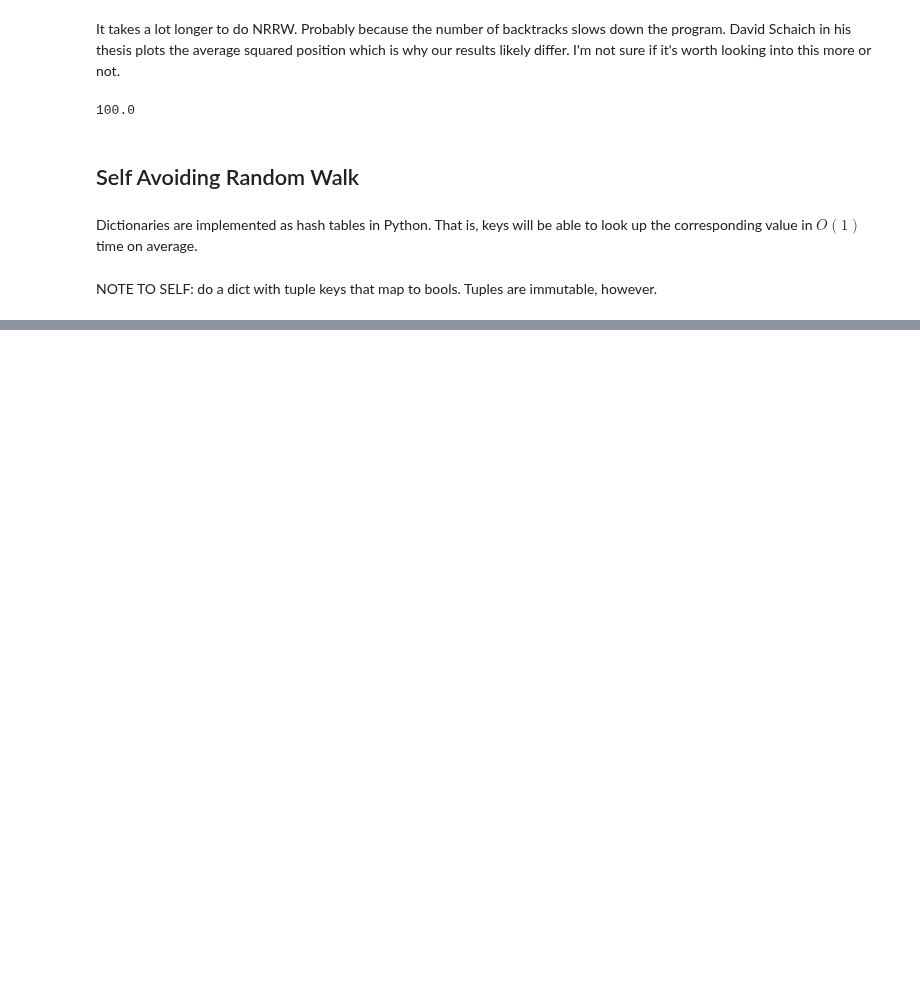
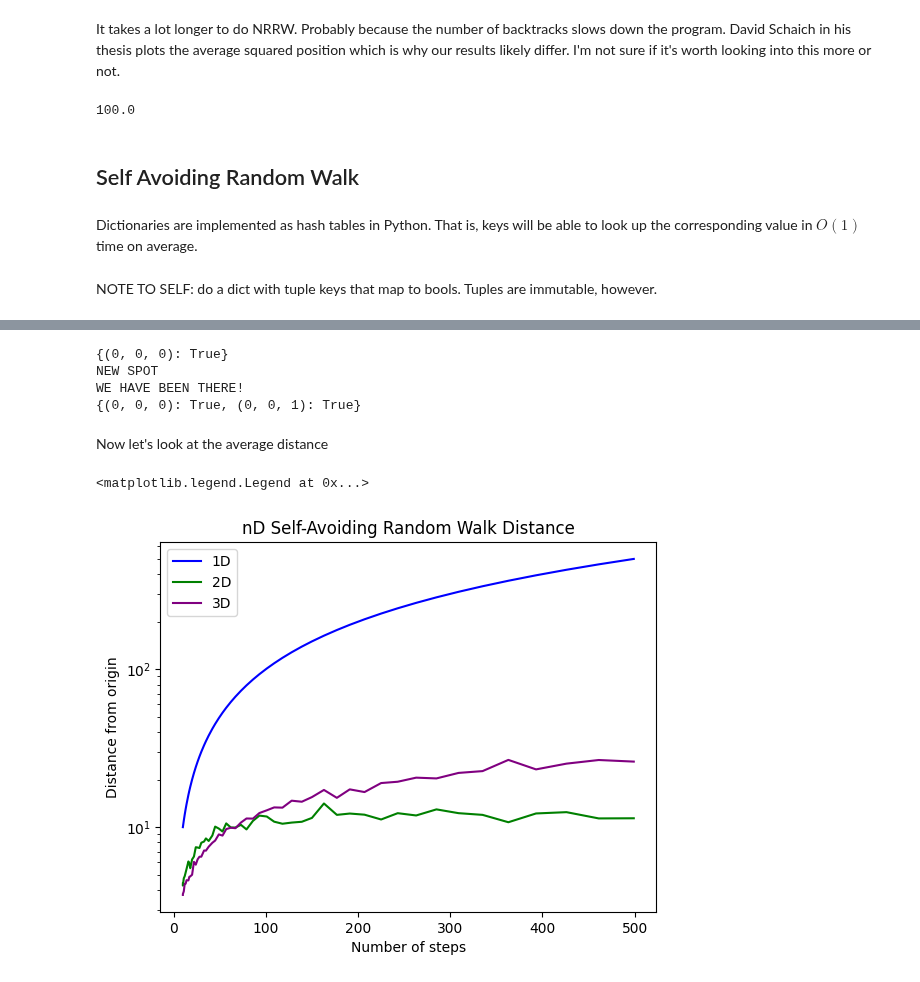
Before and after one commit to noahchanoah/thesis, a Jupyter notebook: RandomWalk.ipynb, the cells around one changed output, grey strips where cells are left out. Cells and saved outputs as stored; diff of their text form; code cells hidden in the pictures; blank space fills up the shorter version.

```diff
--- a/RandomWalk.ipynb
+++ b/RandomWalk.ipynb
@@ -549,0 +644,62 @@ sarw(10,4,True)
+# %%
+#Note to self
+print(d)
+
+if(d.get((0,0,1))):
+    print("WE HAVE BEEN THERE!")
+else:
+    print("NEW SPOT")
+
+d[(0,0,1)] = True
+
+if(d.get((0,0,1))):
+    print("WE HAVE BEEN THERE!")
+else:
+    print("NEW SPOT")
+
+print(d)
+# %% [output]
+{(0, 0, 0): True}
+NEW SPOT
+WE HAVE BEEN THERE!
+{(0, 0, 0): True, (0, 0, 1): True}
+# %% [markdown]
+Now let's look at the average distance
+# %%
+def sarw_avg_distance(number_of_steps: int, number_of_trials:int, dimension: int) -> float:
+    avg_dist = 0
+    for run in np.arange(number_of_trials):
+        avg_dist += sarw(number_of_steps,dimension,False)
+
+    avg_dist = avg_dist / number_of_trials
+    return avg_dist
+# %%
+sarw_steps = 500 #1000
+sawrw_trials = 100  #1000
+
+#calculate the average distances
+logspacing = 50
+#datax
+steps = [int(step) for step in np.logspace(1,math.log10(sarw_steps),logspacing)]
+#datay
+SA_dim_one = [sarw_avg_distance(int(step),sawrw_trials,1) for step in np.logspace(1,math.log10(sarw_steps),logspacing)]
+SA_dim_two = [sarw_avg_distance(int(step),sawrw_trials,2) for step in np.logspace(1,math.log10(sarw_steps),logspacing)]
+SA_dim_three = [sarw_avg_distance(int(step),sawrw_trials,3) for step in np.logspace(1,math.log10(sarw_steps),logspacing)]
+#dim_ten = [nrrw_avg_distance(int(step),number_of_trials,10) for step in np.logspace(1,math.log10(number_of_steps),logspacing)]
+#dim_hundred = [nrrw_avg_distance(int(step),number_of_trials,100) for step in np.logspace(1,math.log10(number_of_steps),logspacing)]
+# %%
+#plot them with the theory curves
+plt.semilogy(steps, SA_dim_one, color="blue", label="1D") #1D data
+plt.semilogy(steps, SA_dim_two, color="green", label="2D") #2D data
+plt.semilogy(steps, SA_dim_three, color="purple", label="3D") #3D data
+# plt.plot([x for x in np.arange(sarw_steps)], [x for x in np.arange(sarw_steps)], color="black", label="1D", linestyle="dashed") #1D theory
+# plt.plot([x for x in np.arange(sarw_steps)], [math.sqrt((2)*x) for x in np.arange(sarw_steps)], color="red", label="2D", linestyle="dashed") #2D theory
+# plt.plot([x for x in np.arange(sarw_steps)], [math.sqrt((3/2)*x) for x in np.arange(sarw_steps)], color="gray", label="3D", linestyle="dashed") #3D theory
+
+plt.title("nD Self-Avoiding Random Walk Distance")
+plt.xlabel("Number of steps")
+plt.ylabel("Distance from origin")
+plt.legend()
+# %% [output]
+<matplotlib.legend.Legend at 0x...>
+[figure, added]
```
Also changed, not shown: parts of 7 cells of this notebook.
